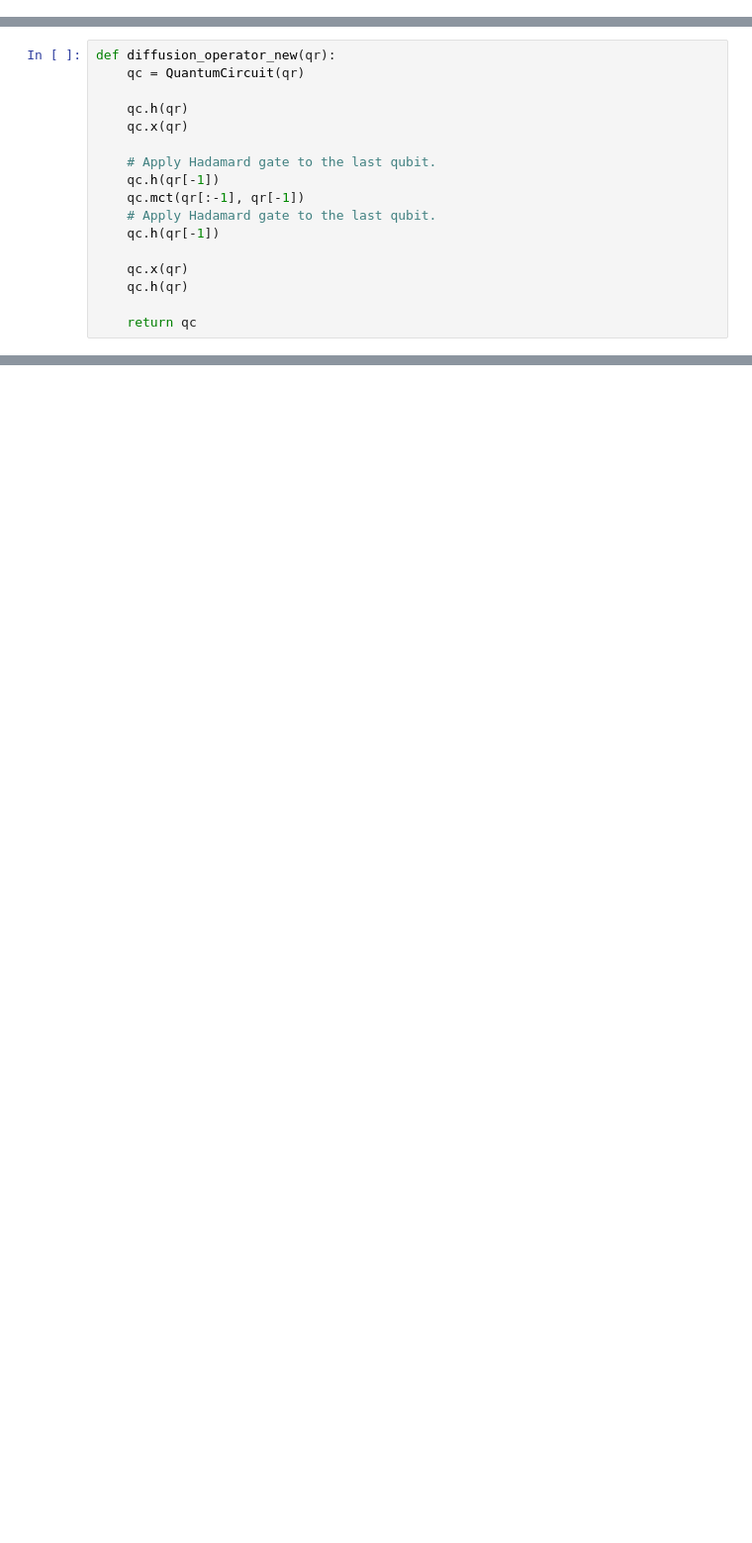
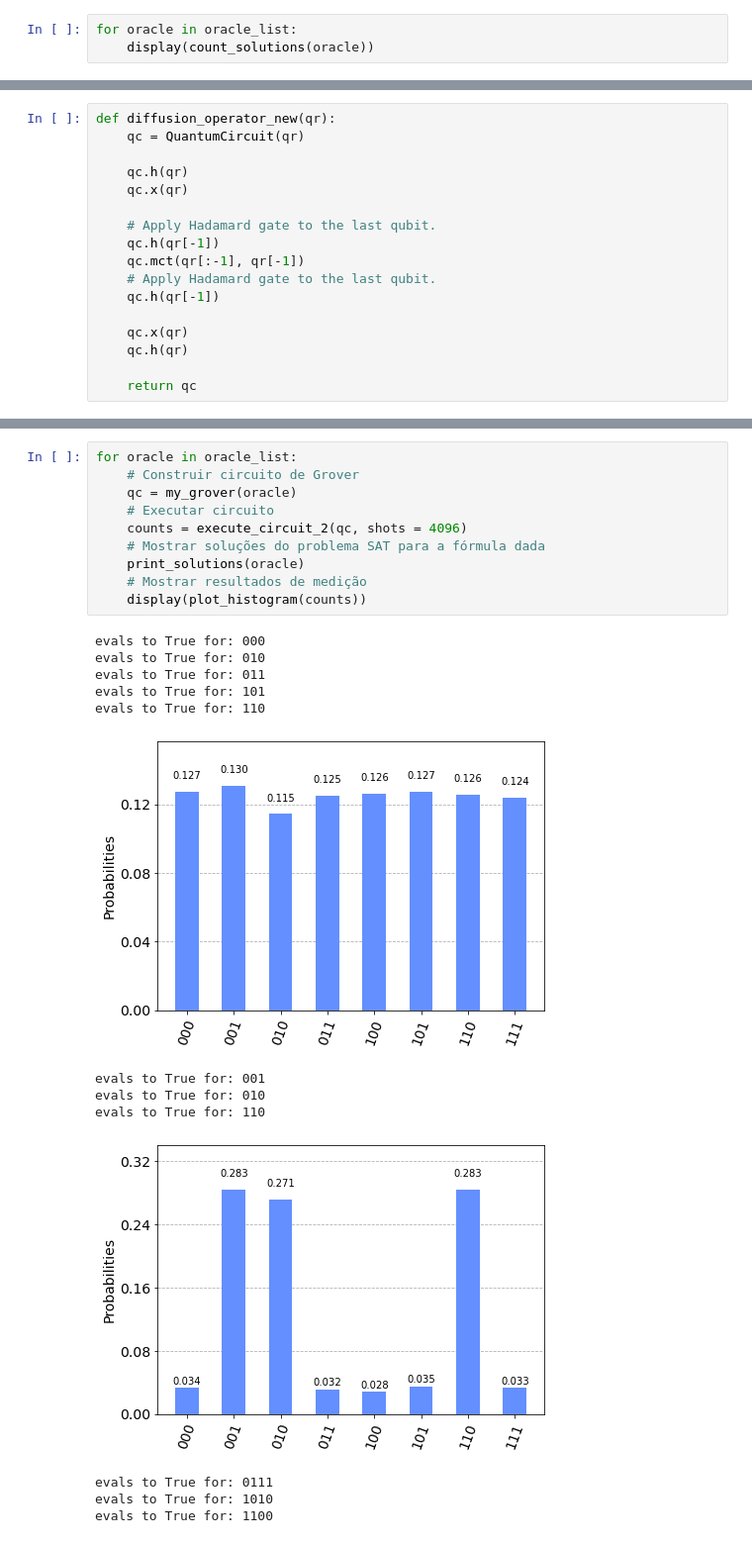
Before and after one commit to rockbmb/ic2021_2022, a Jupyter notebook: Projeto/grupo_1.ipynb, the cells around one changed output, grey strips where cells are left out. Shown at 99% size. Cells and saved outputs as stored; diff of their text form; blank space fills up the shorter version.

```diff
--- a/Projeto/grupo_1.ipynb
+++ b/Projeto/grupo_1.ipynb
@@ -26,0 +167,3 @@ def execute_circuit_2(qc, shots=1024, decimal=False):
+# %%
+for oracle in oracle_list:
+    display(count_solutions(oracle))
@@ -143,0 +258,24 @@ def my_grover(oracle_circ, iterations = 2):
+# %%
+for oracle in oracle_list:
+    # Construir circuito de Grover
+    qc = my_grover(oracle)
+    # Executar circuito
+    counts = execute_circuit_2(qc, shots = 4096)
+    # Mostrar soluções do problema SAT para a fórmula dada
+    print_solutions(oracle)
+    # Mostrar resultados de medição
+    display(plot_histogram(counts))
+# %% [output]
+evals to True for: 000
+evals to True for: 010
+evals to True for: 011
+evals to True for: 101
+evals to True for: 110
+[figure, added]
+evals to True for: 001
+evals to True for: 010
+evals to True for: 110
+[figure, added]
+evals to True for: 0111
+evals to True for: 1010
+evals to True for: 1100
```
Also changed, not shown: parts of 68 cells of this notebook, 2 other files.
